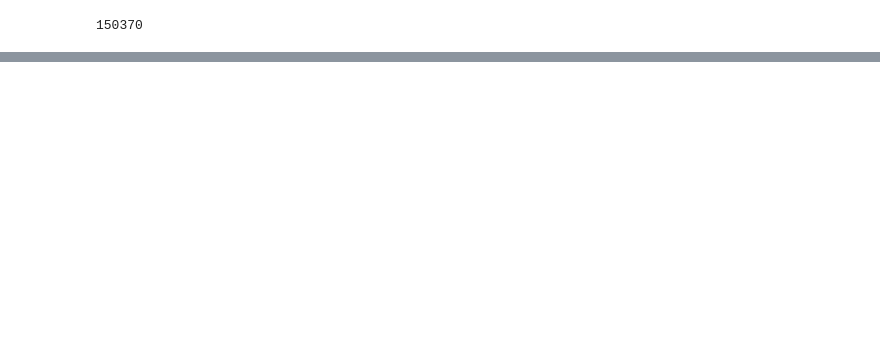
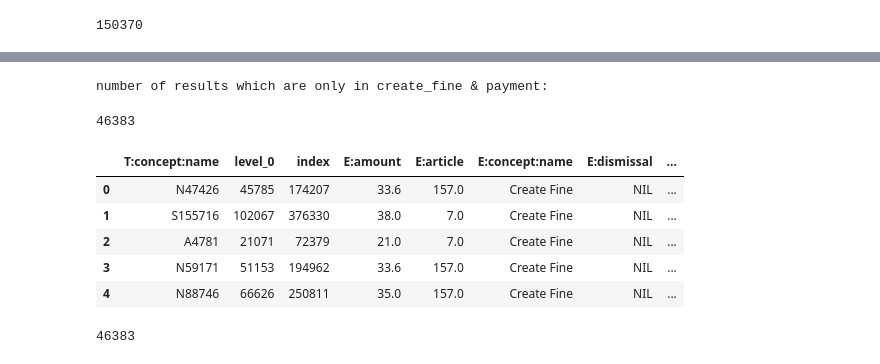
Before and after one commit to Lumik7/bi2_project2, a Jupyter notebook: notebooks/1.0-lm-cross-sectional.ipynb, the cells around one changed output, grey strips where cells are left out. Cells and saved outputs as stored; diff of their text form; code cells hidden in the pictures; blank space fills up the shorter version.

```diff
--- a/notebooks/1.0-lm-cross-sectional.ipynb
+++ b/notebooks/1.0-lm-cross-sectional.ipynb
@@ -57,16 +52,19 @@ We have 11 tables
 ##
 # All create_fine events
 ##
-create_fine_activities_RAW = dfs[3]
+create_fine_activities_RAW = deepcopy(dfs[3])
 create_fine_uid = set(create_fine_activities_RAW["T:concept:name"])
 len(create_fine_uid)
 # %% [output]
 150370
 # %%
 ##
-# All send_fine events
+# All payment events
 ##
-send_fine_activities_RAW = dfs[2]
-send_fine_uid = set(send_fine_activities_RAW["T:concept:name"])
-len(send_fine_uid)
+payment_activities_RAW = deepcopy(dfs[7])
+payment_uid = set(payment_activities_RAW["T:concept:name"])
+
+# union of both events
+create_to_payment_uid = payment_uid & create_fine_uid
+len(create_to_payment_uid)
 # %% [output]
@@ -117,0 +72,28 @@ clean_cases.head()
+# %%
+result_ids = create_to_payment_uid
+for i in range(0,len(dfs)):
+    if i not in [3,7]:
+        helper = deepcopy(dfs[i])
+        helper = set(helper["T:concept:name"])
+        result_ids = result_ids - helper
+print("number of results which are only in create_fine & payment:")
+len(result_ids)
+# %% [output]
+number of results which are only in create_fine & payment:
+46383
+# %%
+helper = relevant_events_RAW.set_index("T:concept:name")
+helper = helper.loc[result_ids,:]
+payment_feature = helper.reset_index()
+payment_feature.head()
+# %% [output]
+|  | T:concept:name | level_0 | index | E:amount | E:article | E:concept:name | E:dismissal | ... |
+| 0 | N47426 | 45785 | 174207 | 33.6 | 157.0 | Create Fine | NIL | ... |
+| 1 | S155716 | 102067 | 376330 | 38.0 | 7.0 | Create Fine | NIL | ... |
+| 2 | A4781 | 21071 | 72379 | 21.0 | 7.0 | Create Fine | NIL | ... |
+| 3 | N59171 | 51153 | 194962 | 33.6 | 157.0 | Create Fine | NIL | ... |
+| 4 | N88746 | 66626 | 250811 | 35.0 | 157.0 | Create Fine | NIL | ... |
+# %%
+len(relevant_events_RAW)
+# %% [output]
+46383
```
Also changed, not shown: parts of 28 cells of this notebook.
